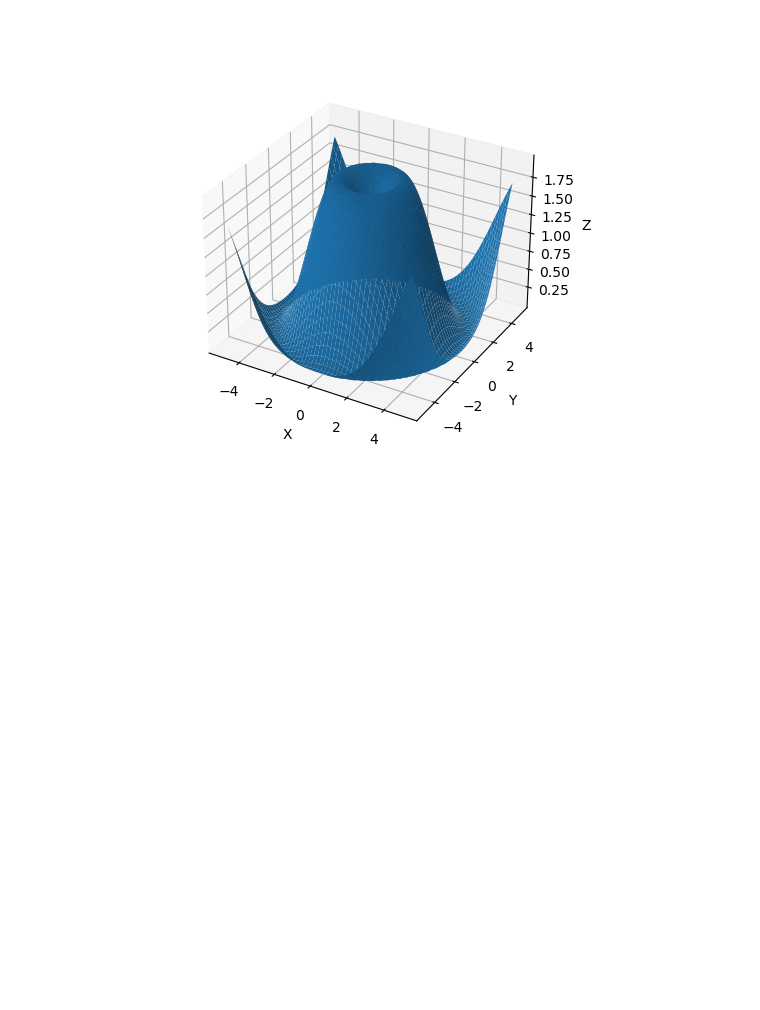
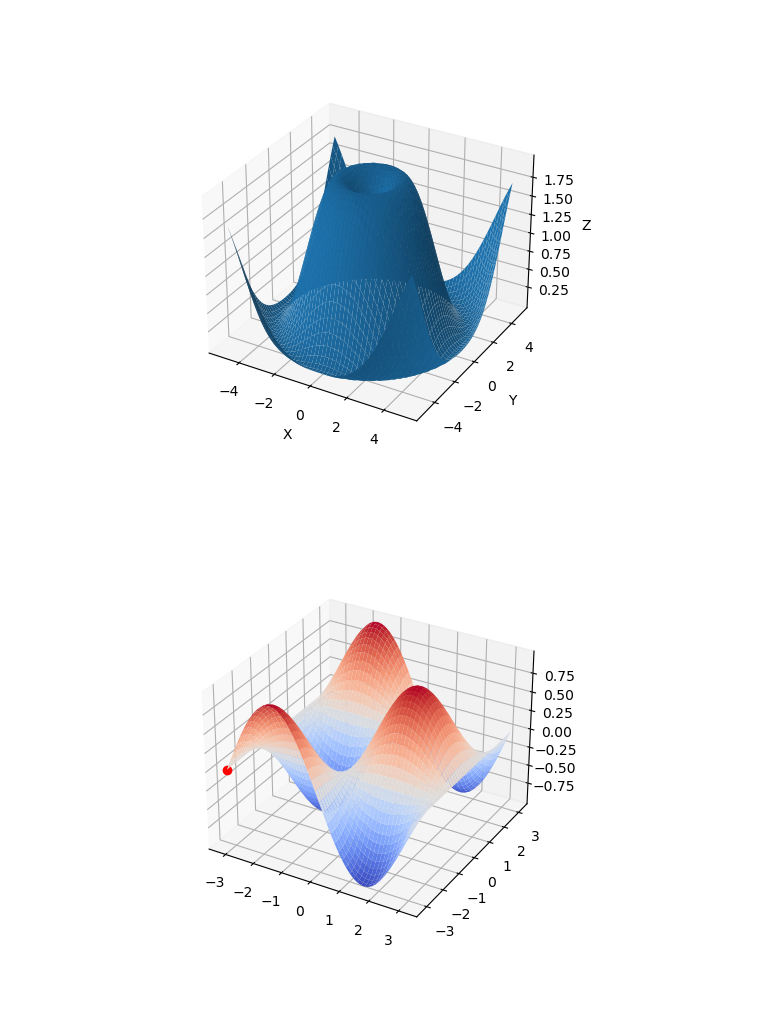
Before and after one commit to AnonymousePikachu/EE2703-ASL, a Jupyter notebook: Week6/Week6_solution.ipynb, the cells around one changed output. Saved outputs shown, nothing was run; the diff lists cells and outputs as text; code cells hidden in the pictures; blank space fills up the shorter version.

```diff
--- a/Week6/Week6_solution.ipynb
+++ b/Week6/Week6_solution.ipynb
@@ -109,8 +109,8 @@ plt.show()
 def func2(x,y):
     return x**2 + y**2
 
-def deriv2(x,y):
-    return [2*x,2*y]
+def deriv2(par):
+    return [2*par[0],2*par[1]]
 
 xbase = np.linspace(-2,2,100)
 ybase = np.linspace(-2,2,100)
@@ -168,0 +155,9 @@ print(x,y,func2(x,y))
+# %%
+best = [1,1]
+lr = 0.1
+
+for i in range(100):
+    real = best - np.array(deriv2(best))*lr
+    best = real
+
+print(real,func2(real[0],real[1]))
@@ -236,3 +233,45 @@ ax.set_zlabel('Z')
 plt.show()
 # %% [output]
 [figure]
+# %%
+import numpy as np
+import matplotlib.pyplot as plt
+from mpl_toolkits.mplot3d import Axes3D
+from matplotlib.animation import FuncAnimation
+
+# Define the function that generates the surface
+def surface_function(x, y):
+    return np.sin(x) * np.cos(y)
+
+# Generate the surface coordinates
+x = np.linspace(-np.pi, np.pi, 50)
+y = np.linspace(-np.pi, np.pi, 50)
+X, Y = np.meshgrid(x, y)
+Z = surface_function(X, Y)
+
+# Create the 3D plot
+fig = plt.figure()
+ax = fig.add_subplot(111, projection='3d')
+surf = ax.plot_surface(X, Y, Z, cmap='coolwarm')
+
+# Define the starting point for the animation
+start_point = [x[0], y[0], surface_function(x[0], y[0])]
+point, = ax.plot([start_point[0]], [start_point[1]], [start_point[2]], marker='o', color='red')
+
+# Define the animation function
+def update(i):
+    # Calculate the new point coordinates
+    new_point = [x[i], y[i], surface_function(x[i], y[i])]
+    # Update the point coordinates in the plot
+    point.set_data([new_point[0], new_point[1]])
+    point.set_3d_properties(new_point[2], 'z')
+    # Return the plot objects that have changed
+    return point,
+
+# Animate the plot
+ani = FuncAnimation(fig, update, frames=len(x) , interval =500, blit=True)
+
+# Show the plot
+plt.show()
+# %% [output]
+[figure, added]
```
Also changed, not shown: parts of 2 cells of this notebook.
